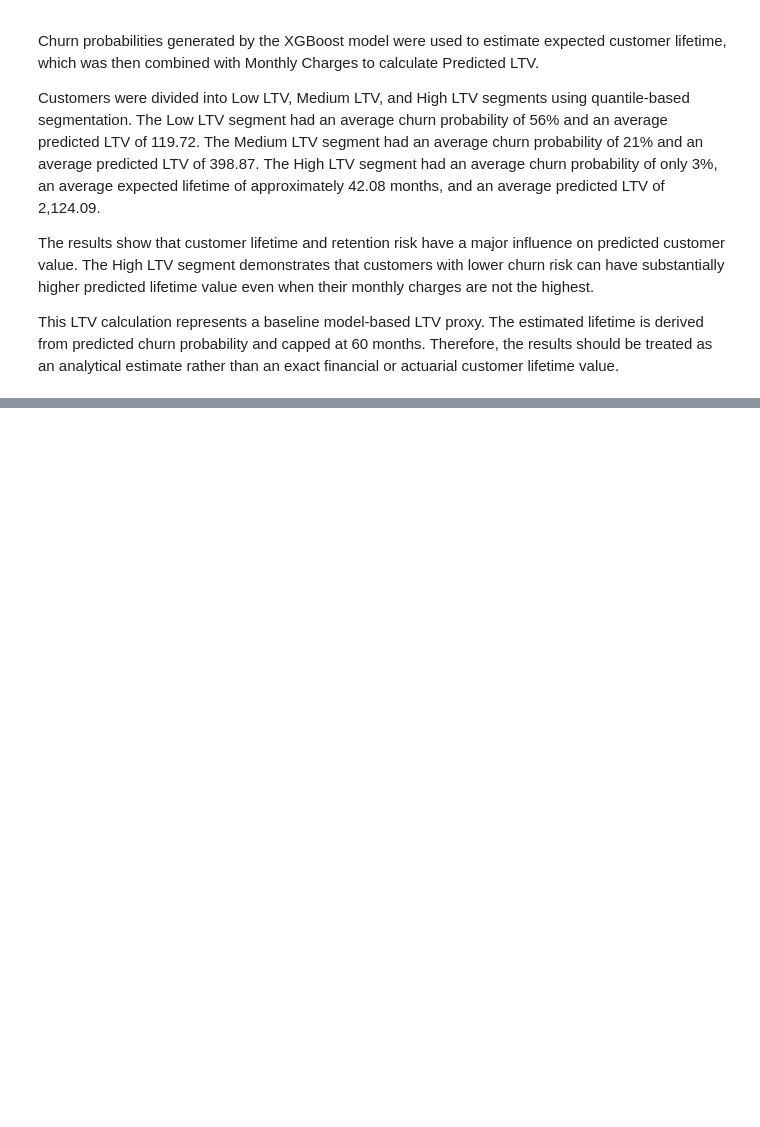
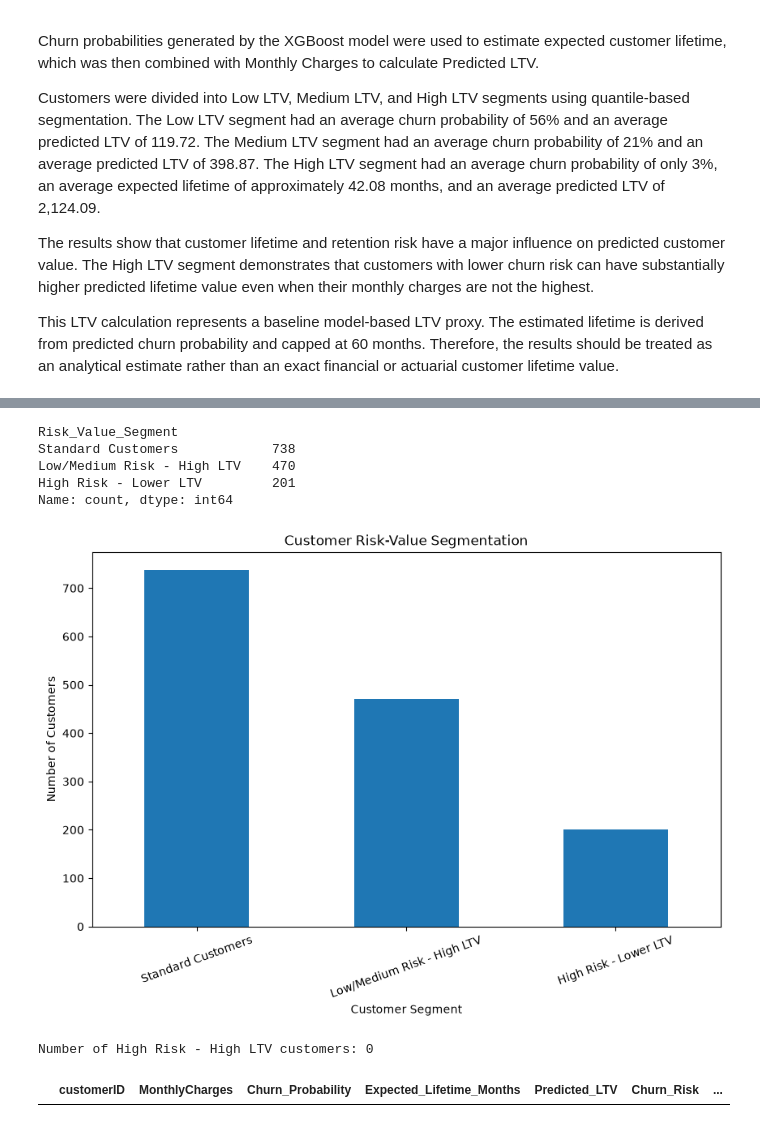
Before and after one commit to sagarsiddharth09-blip/customer-churn-LTV-engine, a Jupyter notebook: Akshay_Baseline_Analytics.ipynb, the cells around one changed output, grey strips where cells are left out. Saved outputs shown, nothing was run; the diff lists cells and outputs as text; code cells hidden in the pictures; blank space fills up the shorter version.

```diff
--- a/Akshay_Baseline_Analytics.ipynb
+++ b/Akshay_Baseline_Analytics.ipynb
@@ -3649,0 +3733,77 @@ This LTV calculation represents a baseline model-based LTV proxy. The estimated
+# %%
+# Create risk-value segment
+
+def assign_risk_value_segment(row):
+
+    if row["Churn_Risk"] == "High Risk" and row["LTV_Segment"] == "High LTV":
+        return "High Risk - High LTV"
+
+    elif row["Churn_Risk"] == "High Risk":
+        return "High Risk - Lower LTV"
+
+    elif row["LTV_Segment"] == "High LTV":
+        return "Low/Medium Risk - High LTV"
+
+    else:
+        return "Standard Customers"
+
+ltv_df["Risk_Value_Segment"] = ltv_df.apply(
+    assign_risk_value_segment,
+    axis=1
+)
+
+ltv_df["Risk_Value_Segment"].value_counts()
+# %% [output]
+Risk_Value_Segment
+Standard Customers            738
+Low/Medium Risk - High LTV    470
+High Risk - Lower LTV         201
+Name: count, dtype: int64
+# %%
+segment_counts = (
+    ltv_df["Risk_Value_Segment"]
+    .value_counts()
+)
+
+segment_counts.plot(
+    kind="bar",
+    figsize=(10, 6)
+)
+
+plt.title("Customer Risk-Value Segmentation")
+plt.xlabel("Customer Segment")
+plt.ylabel("Number of Customers")
+plt.xticks(rotation=20)
+plt.show()
+# %% [output]
+[figure, added]
+# %%
+# Identify high-priority customers
+
+high_priority_customers = ltv_df[
+    ltv_df["Risk_Value_Segment"] == "High Risk - High LTV"
+].sort_values(
+    by="Predicted_LTV",
+    ascending=False
+)
+
+print(
+    "Number of High Risk - High LTV customers:",
+    len(high_priority_customers)
+)
+
+high_priority_customers[
+    [
+        "customerID",
+        "MonthlyCharges",
+        "Churn_Probability",
+        "Expected_Lifetime_Months",
+        "Predicted_LTV",
+        "Churn_Risk",
+        "LTV_Segment",
+        "Risk_Value_Segment"
+    ]
+].head(20)
+# %% [output]
+Number of High Risk - High LTV customers: 0
+|  | customerID | MonthlyCharges | Churn_Probability | Expected_Lifetime_Months | Predicted_LTV | Churn_Risk | ... |
```
Also changed, not shown: parts of 17 cells of this notebook.
